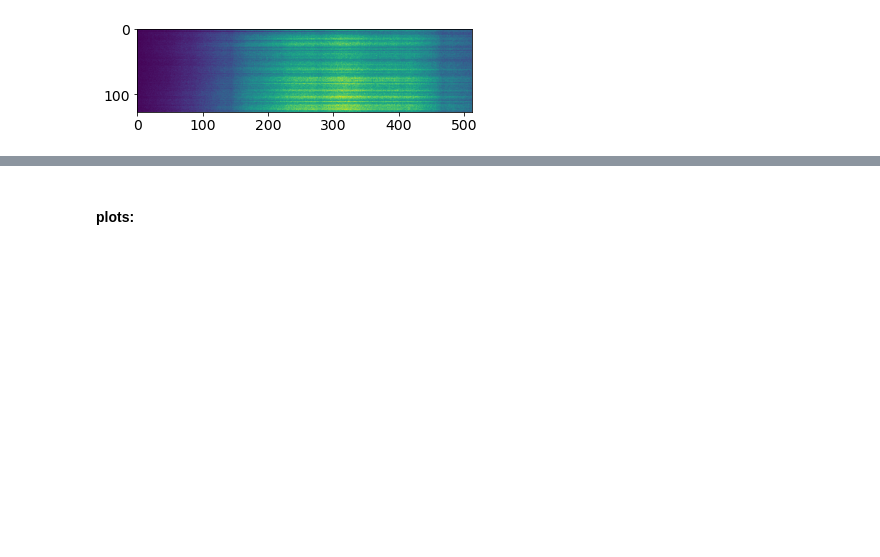
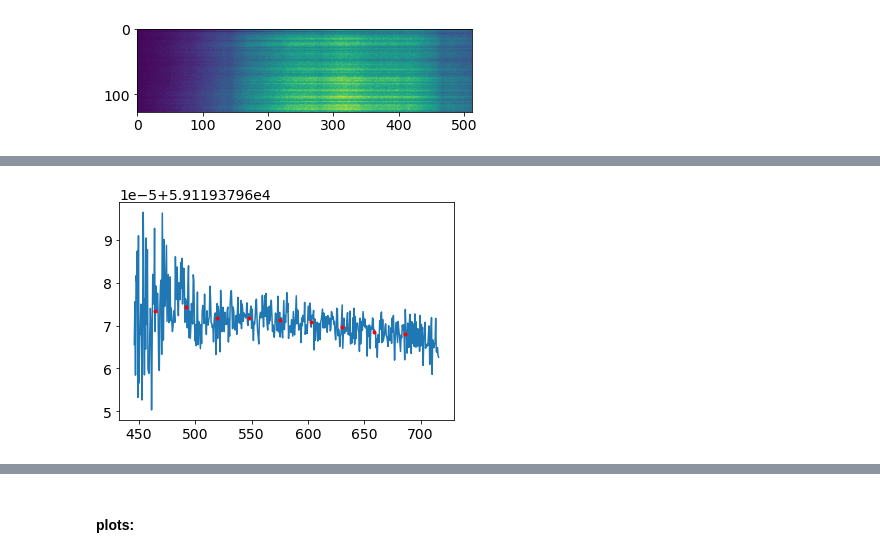
Before and after one commit to megbedell/microEXPRES, a Jupyter notebook: notebooks/tauceti.ipynb, the cells around one changed output, grey strips where cells are left out. Cells and saved outputs as stored; diff of their text form; code cells hidden in the pictures; blank space fills up the shorter version.

```diff
--- a/notebooks/tauceti.ipynb
+++ b/notebooks/tauceti.ipynb
@@ -108,0 +135,9 @@ with fits.open('../data/10700_spectra/{}'.format(f)) as hdus:
+# %%
+plt.plot(micro_wave[0], mid_ts)
+n_bins = 10
+bin_edges = np.linspace(450.,700.,n_bins)
+binned_wave = [bin_edges[i]+(bin_edges[i+1]-bin_edges[i])/2. for i in range(n_bins-1)]
+binned_time = [np.average(mid_ts[(micro_wave[0] >= bin_edges[i]) & (micro_wave[0] < bin_edges[i+1])]) for i in range(n_bins-1)]
+plt.plot(binned_wave, binned_time, 'r.');
+# %% [output]
+[figure, added]
```
Also changed, not shown: parts of 12 cells of this notebook.
